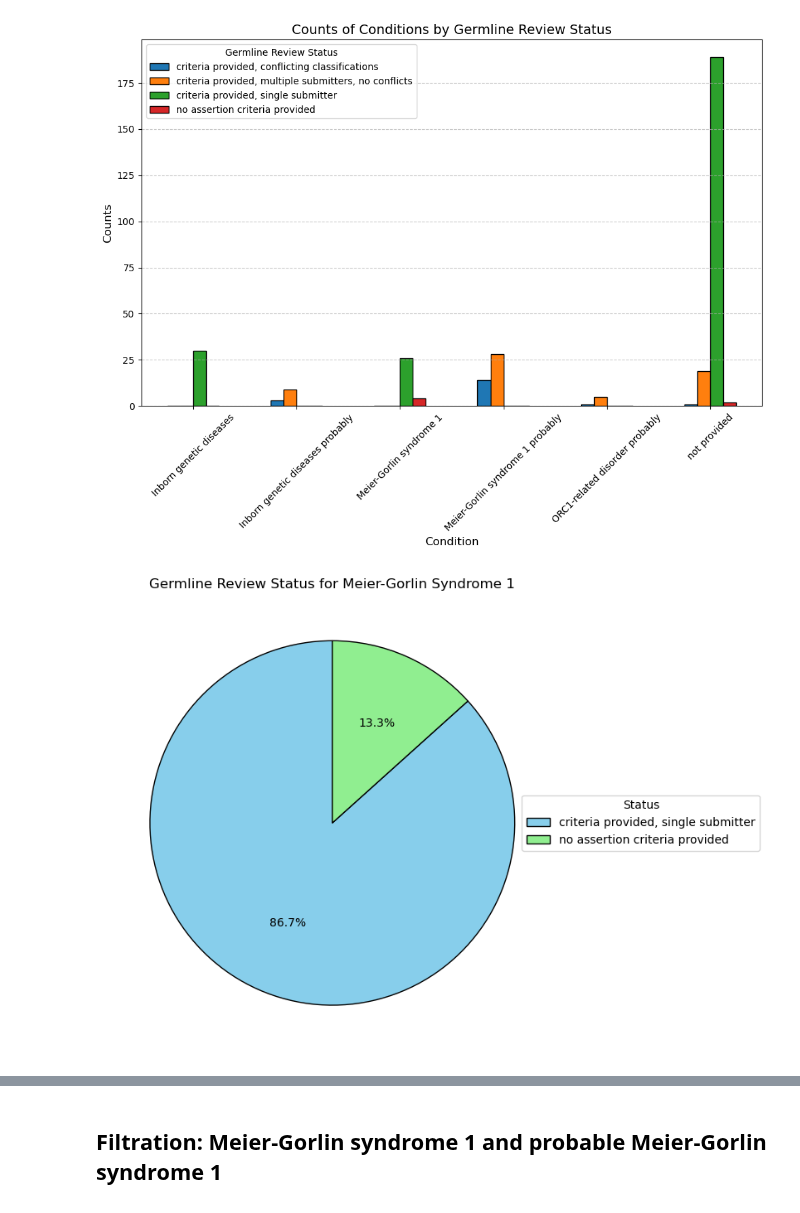
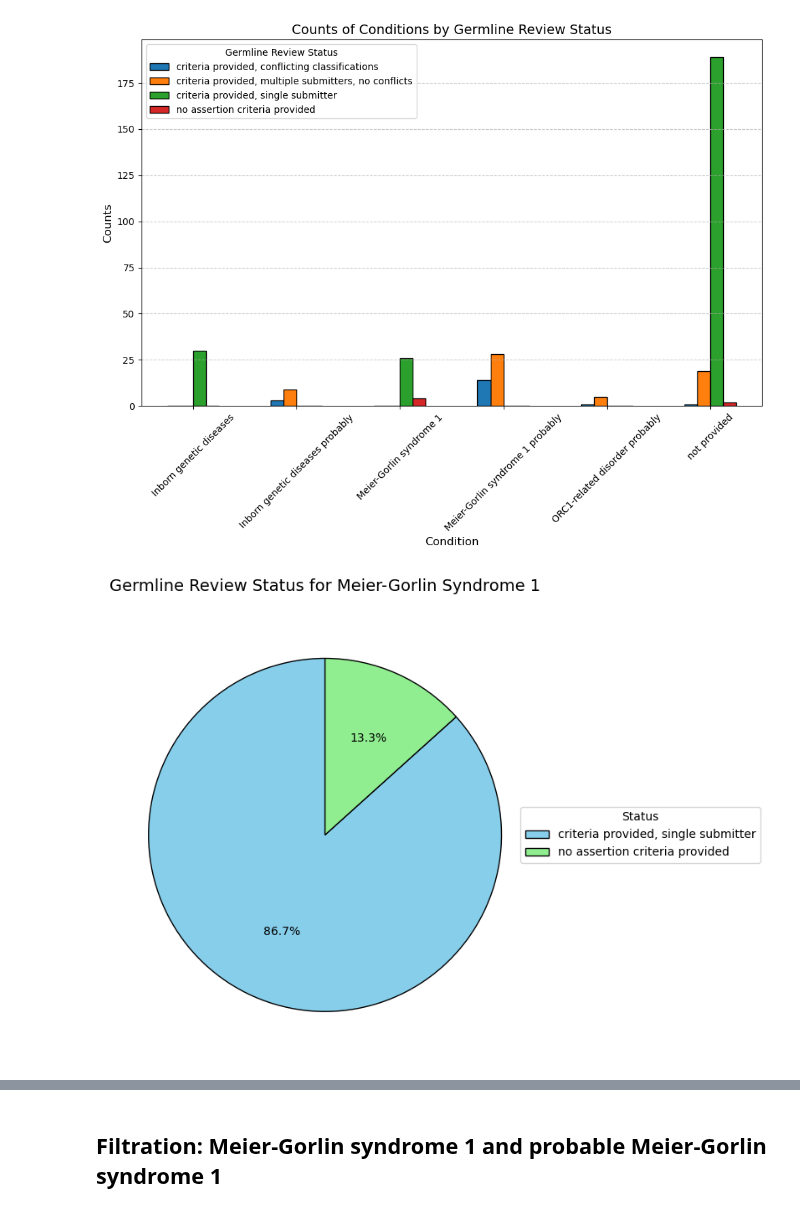
Before and after one commit to Lopatushka/ORC1, a Jupyter notebook: clinvar_analysis.ipynb, the cells around one changed output, grey strips where cells are left out. Saved outputs shown, nothing was run; the diff lists cells and outputs as text; code cells hidden in the pictures.

```diff
--- a/clinvar_analysis.ipynb
+++ b/clinvar_analysis.ipynb
@@ -119,35 +240,42 @@ plt.show()
 # Filter the data for the specific condition
 filtered_data = df['Germline review status'][df["Condition_new"] =="Meier-Gorlin syndrome 1"]
 # Count the occurrences of each status
 status_counts = filtered_data.value_counts()
 
 # Count the occurrences of each status
 status_counts = filtered_data.value_counts()
 
 # Plot a pie chart
 plt.figure(figsize=(8, 6))
 pie_chart = status_counts.plot.pie(
     labels=None,
     autopct='%1.1f%%',  # Show percentages
     startangle=90,      # Rotate start angle
     colors=['skyblue', 'lightgreen', 'orange'],  # Optional: specify colors
     wedgeprops={'edgecolor': 'black'},  # Add edge color
     title="Germline Review Status for Meier-Gorlin Syndrome 1"
 )
+# Add a centered title
+plt.title(
+    "Germline Review Status for Meier-Gorlin Syndrome 1",
+    loc="center",          # Explicitly center the title
+    fontsize=14,           # Adjust font size for visibility
+    pad=20                 # Add padding between the title and the chart
+)
 
 # Add a legend at the center right
 plt.legend(
     labels=status_counts.index,  # Use the status names as labels
     title="Status",              # Add a title to the legend
     loc="center right",          # Position the legend at the center-right
-    bbox_to_anchor=(1.45, 0.5),  # Offset for better alignment
+    bbox_to_anchor=(1.50, 0.5),  # Offset for better alignment
 )
 
 plt.ylabel("")  # Remove default y-axis label
 plt.tight_layout()  # Adjust layout to fit everything nicely
 plt.show()
 # %% [output]
-[figure, old version]
+[figure, new version]
 # %%
 # Filter the data for the specific condition
 filtered_data = df['Germline review status'][df["Condition_new"] =="Meier-Gorlin syndrome 1 probably"]
```
Also changed, not shown: parts of 15 cells of this notebook.
